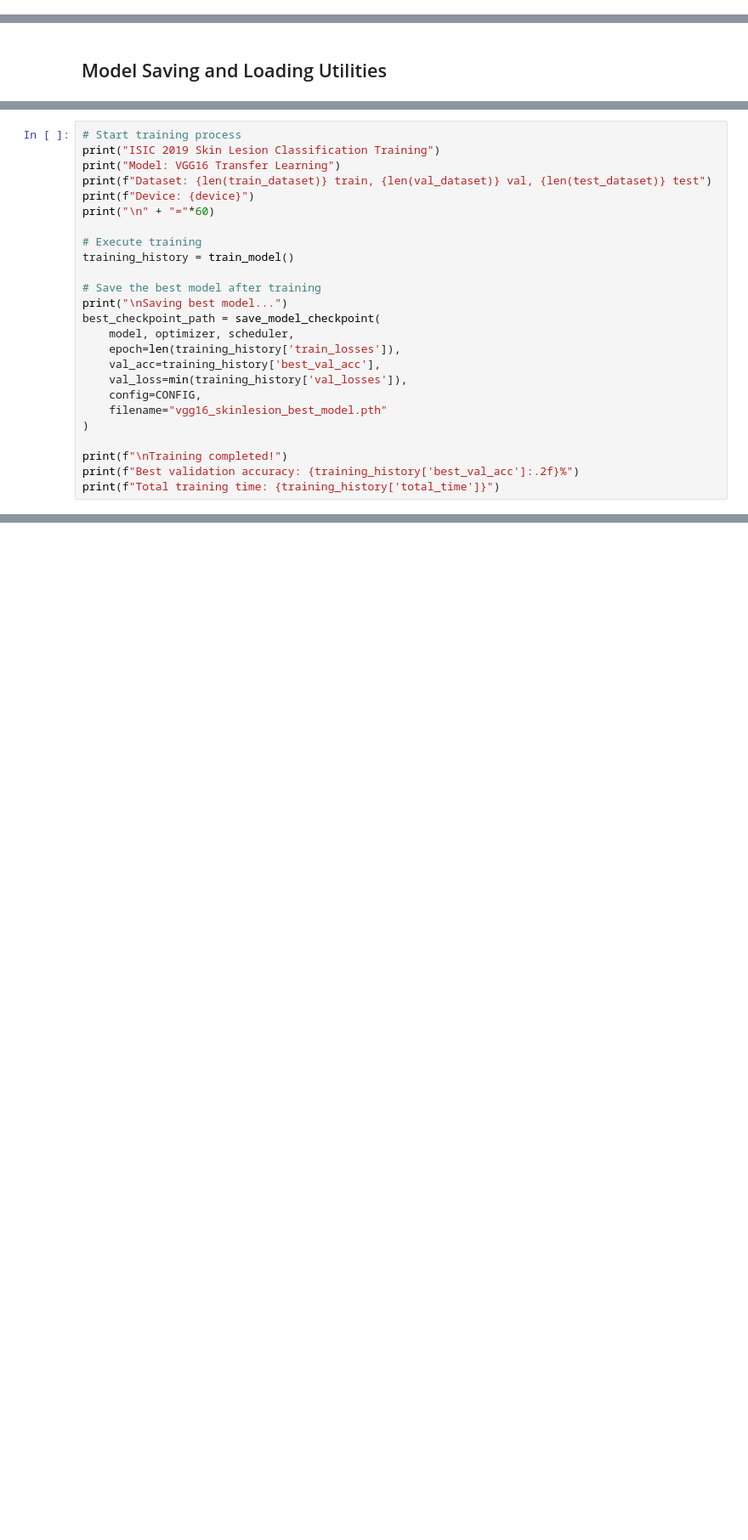
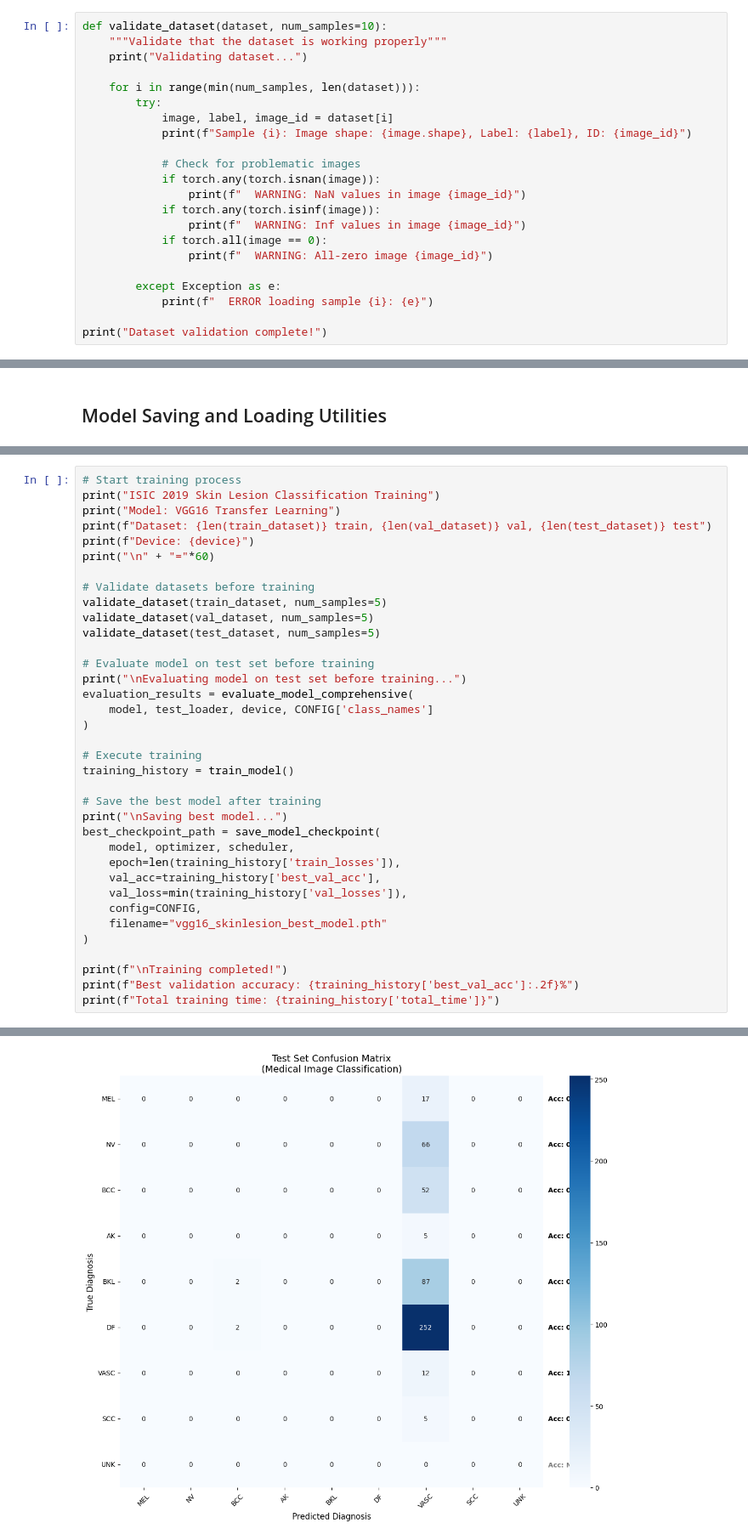
Before and after one commit to mgeraldo/Skin_Cancer_Detection, a Jupyter notebook: notebooks/model_training.ipynb, the cells around one changed output, grey strips where cells are left out. Shown at 85% size. Drawn from its saved outputs; the diff is of its cells as text; blank space fills up the shorter version.

```diff
--- a/notebooks/model_training.ipynb
+++ b/notebooks/model_training.ipynb
@@ -858,0 +1255,22 @@ print("Main training function defined!")
+# %%
+def validate_dataset(dataset, num_samples=10):
+    """Validate that the dataset is working properly"""
+    print("Validating dataset...")
+
+    for i in range(min(num_samples, len(dataset))):
+        try:
+            image, label, image_id = dataset[i]
+            print(f"Sample {i}: Image shape: {image.shape}, Label: {label}, ID: {image_id}")
+
+            # Check for problematic images
+            if torch.any(torch.isnan(image)):
+                print(f"  WARNING: NaN values in image {image_id}")
+            if torch.any(torch.isinf(image)):
+                print(f"  WARNING: Inf values in image {image_id}")
+            if torch.all(image == 0):
+                print(f"  WARNING: All-zero image {image_id}")
+
+        except Exception as e:
+            print(f"  ERROR loading sample {i}: {e}")
+
+print("Dataset validation complete!")
@@ -1120,6 +1544,17 @@ print("Model: VGG16 Transfer Learning")
 print(f"Dataset: {len(train_dataset)} train, {len(val_dataset)} val, {len(test_dataset)} test")
 print(f"Device: {device}")
 print("\n" + "="*60)
+
+# Validate datasets before training
+validate_dataset(train_dataset, num_samples=5)
+validate_dataset(val_dataset, num_samples=5)
+validate_dataset(test_dataset, num_samples=5)
+
+# Evaluate model on test set before training
+print("\nEvaluating model on test set before training...")
+evaluation_results = evaluate_model_comprehensive(
+    model, test_loader, device, CONFIG['class_names']
+)
 
 # Execute training
 training_history = train_model()
@@ -1138,3 +1573,4 @@ best_checkpoint_path = save_model_checkpoint(
 print(f"\nTraining completed!")
 print(f"Best validation accuracy: {training_history['best_val_acc']:.2f}%")
 print(f"Total training time: {training_history['total_time']}")
+# %% [output]
@@ -1140,0 +1594 @@ print(f"Total training time: {training_history['total_time']}")
+[figure, added]
```
Also changed, not shown: parts of 21 cells of this notebook.
